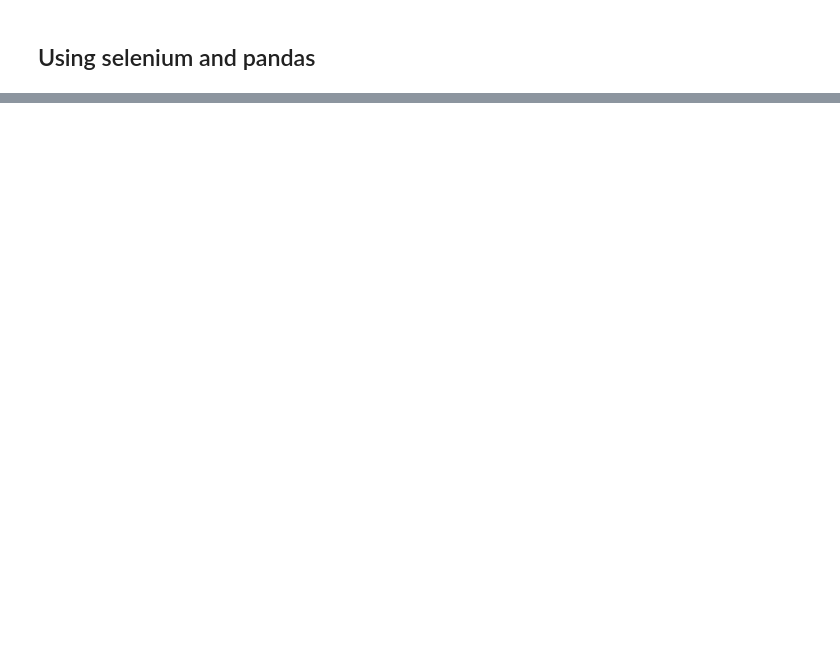
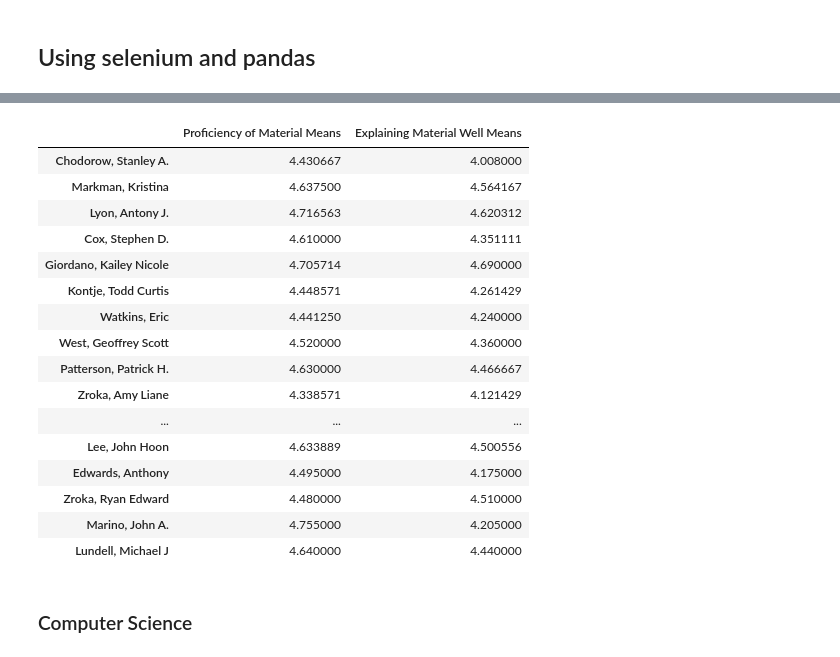
Before and after one commit to nihabhaskar/CSE_194_Project, a Jupyter notebook: get_capes_data.ipynb, the cells around one changed output, grey strips where cells are left out. Drawn from its saved outputs; the diff is of its cells as text; code cells hidden in the pictures; blank space fills up the shorter version.

Commit message:
new capes data

```diff
--- a/get_capes_data.ipynb
+++ b/get_capes_data.ipynb
@@ -48 +117,14 @@ print("DONE")
 DONE
+# %%
+import numpy as np
+
+prof_means1 = {}
+prof_means2 = {}
+
+for name, means in prof_dict1.items():
+    means_int = [float(numeric_string) for numeric_string in means]
+    prof_means1[name] = np.mean(means_int)
+
+for name, means in prof_dict2.items():
+    means_int = [float(numeric_string) for numeric_string in means]
+    prof_means2[name] = np.mean(means_int)
@@ -48,0 +171,23 @@ DONE
+# %%
+d = {'Proficiency of Material Means': prof_means1, 'Explaining Material Well Means': prof_means2}
+df = pd.DataFrame(data=d)
+# %%
+df
+# %% [output]
+|  | Proficiency of Material Means | Explaining Material Well Means |
+| Chodorow, Stanley A. | 4.430667 | 4.008000 |
+| Markman, Kristina | 4.637500 | 4.564167 |
+| Lyon, Antony J. | 4.716563 | 4.620312 |
+| Cox, Stephen D. | 4.610000 | 4.351111 |
+| Giordano, Kailey Nicole | 4.705714 | 4.690000 |
+| Kontje, Todd Curtis | 4.448571 | 4.261429 |
+| Watkins, Eric | 4.441250 | 4.240000 |
+| West, Geoffrey Scott | 4.520000 | 4.360000 |
+| Patterson, Patrick H. | 4.630000 | 4.466667 |
+| Zroka, Amy Liane | 4.338571 | 4.121429 |
+| ... | ... | ... |
+| Lee, John Hoon | 4.633889 | 4.500556 |
+| Edwards, Anthony | 4.495000 | 4.175000 |
+| Zroka, Ryan Edward | 4.480000 | 4.510000 |
+| Marino, John A. | 4.755000 | 4.205000 |
+| Lundell, Michael J | 4.640000 | 4.440000 |
@@ -48,0 +196,2 @@ DONE
+# %% [markdown]
+### Computer Science
```
Also changed, not shown: parts of 12 cells of this notebook, 4 other files.
